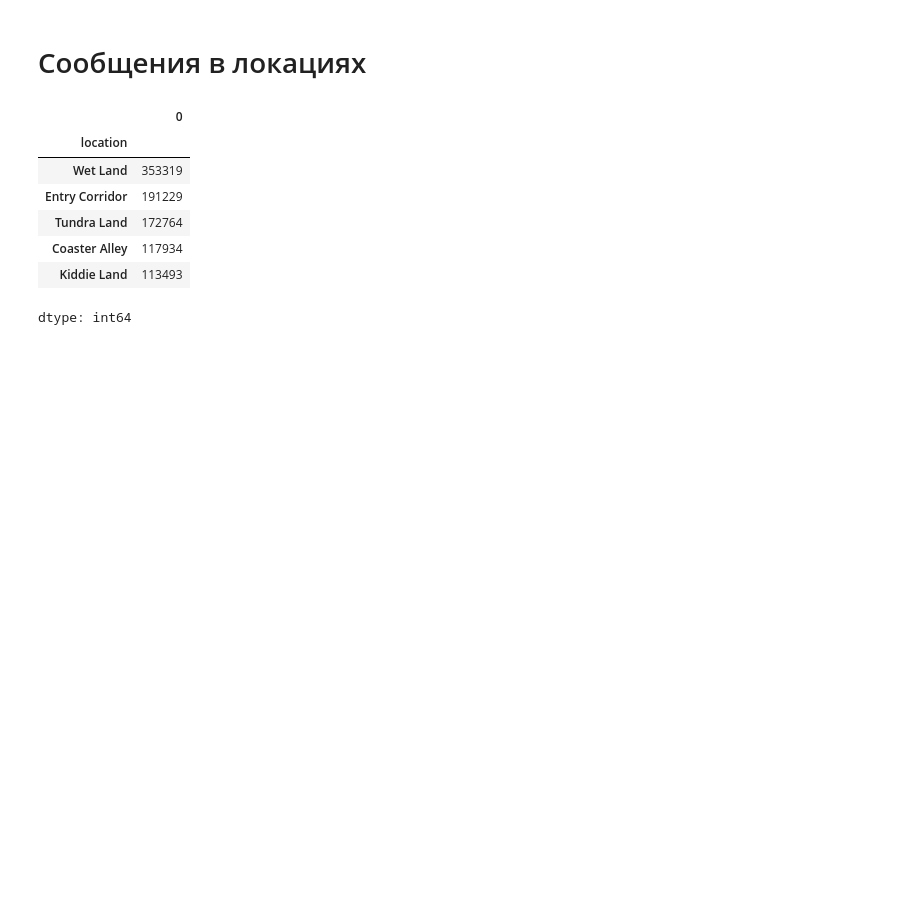
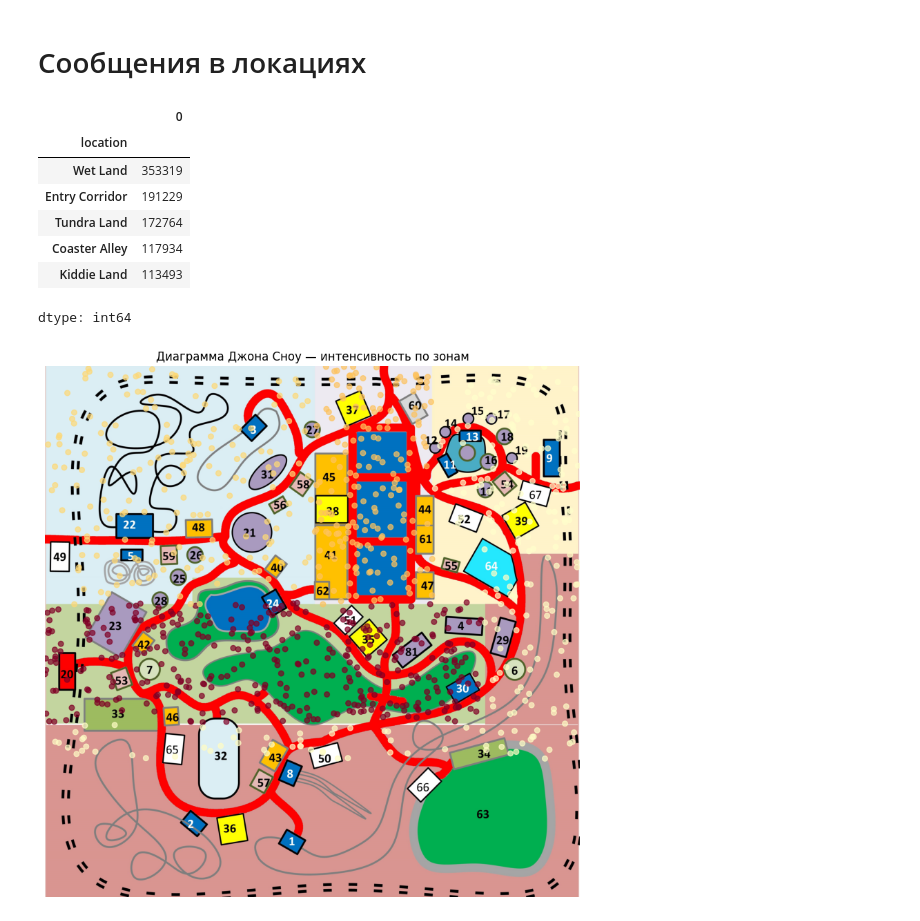
Before and after one commit to ekttd/VAST-Challenge, a Jupyter notebook: VAST_Challenge.ipynb, the cells around one changed output. Saved outputs shown, nothing was run; the diff lists cells and outputs as text; code cells hidden in the pictures; blank space fills up the shorter version.

```diff
--- a/VAST_Challenge.ipynb
+++ b/VAST_Challenge.ipynb
@@ -178,0 +203,43 @@ dtype: int64
+# %%
+sample_fraction = 0.001
+df_sample = df.sample(frac=sample_fraction, random_state=42)
+
+cmap = plt.cm.YlOrRd
+
+xs = []
+ys = []
+colors = []
+
+for loc in df_sample["location"]:
+    if loc in areas:
+        x, y = random_point(areas[loc])
+        xs.append(x)
+        ys.append(y)
+
+        intensity = zone_intensity[loc]
+        colors.append(cmap(intensity))
+# %%
+import requests
+from PIL import Image
+from io import BytesIO
+
+url = "https://github.com/ekttd/VAST-Challenge/raw/main/MC2%202015%20Data/map.jpg"
+response = requests.get(url)
+img = Image.open(BytesIO(response.content))
+# %%
+plt.figure(figsize=(10,10))
+plt.imshow(img)
+
+plt.scatter(
+    xs,
+    ys,
+    c=colors,
+    s=30,
+    alpha=0.7
+)
+
+plt.title("Диаграмма Джона Сноу — интенсивность по зонам")
+plt.axis("off")
+plt.show()
+# %% [output]
+[figure, added]
```
Also changed, not shown: parts of 3 cells of this notebook.
